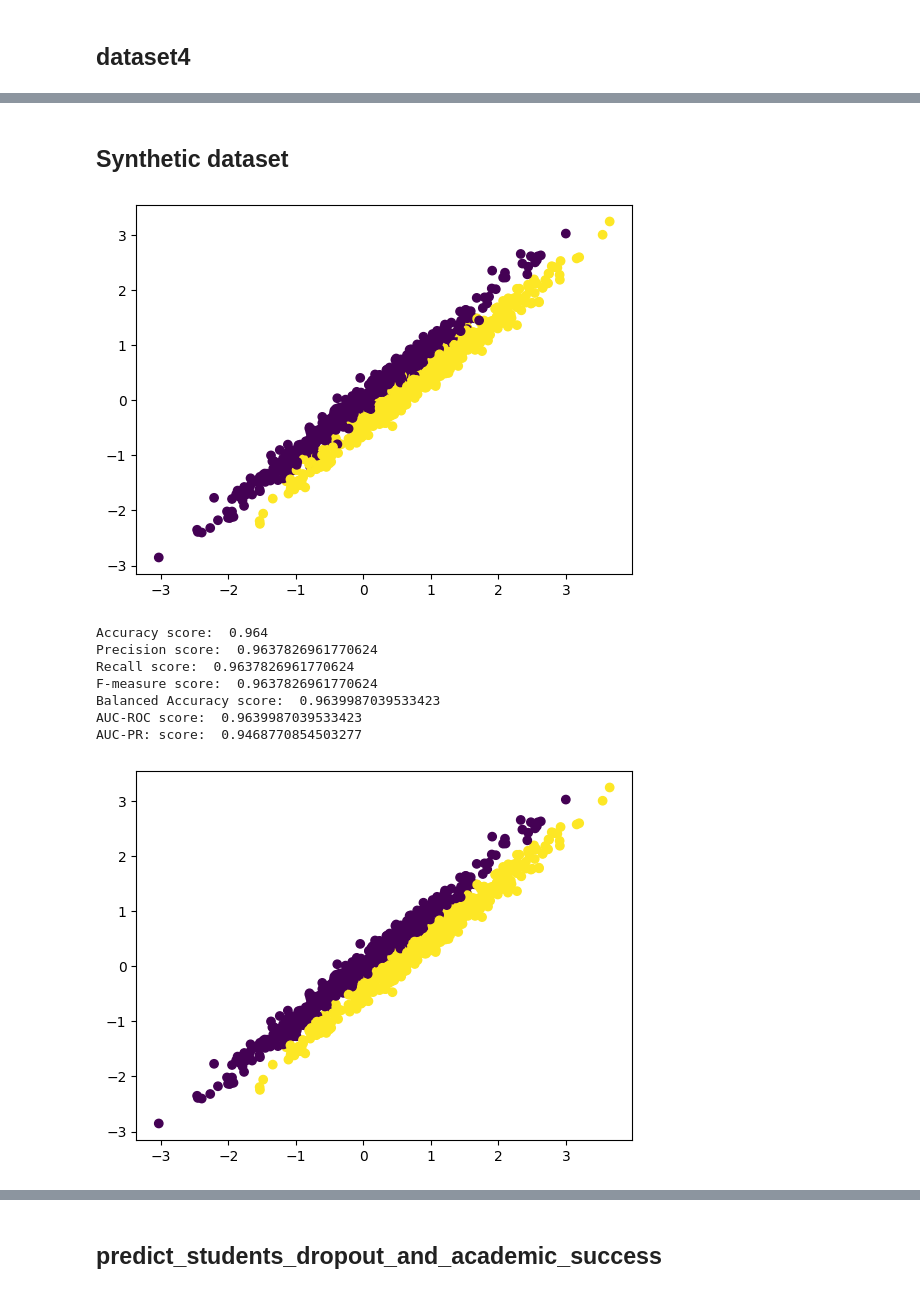
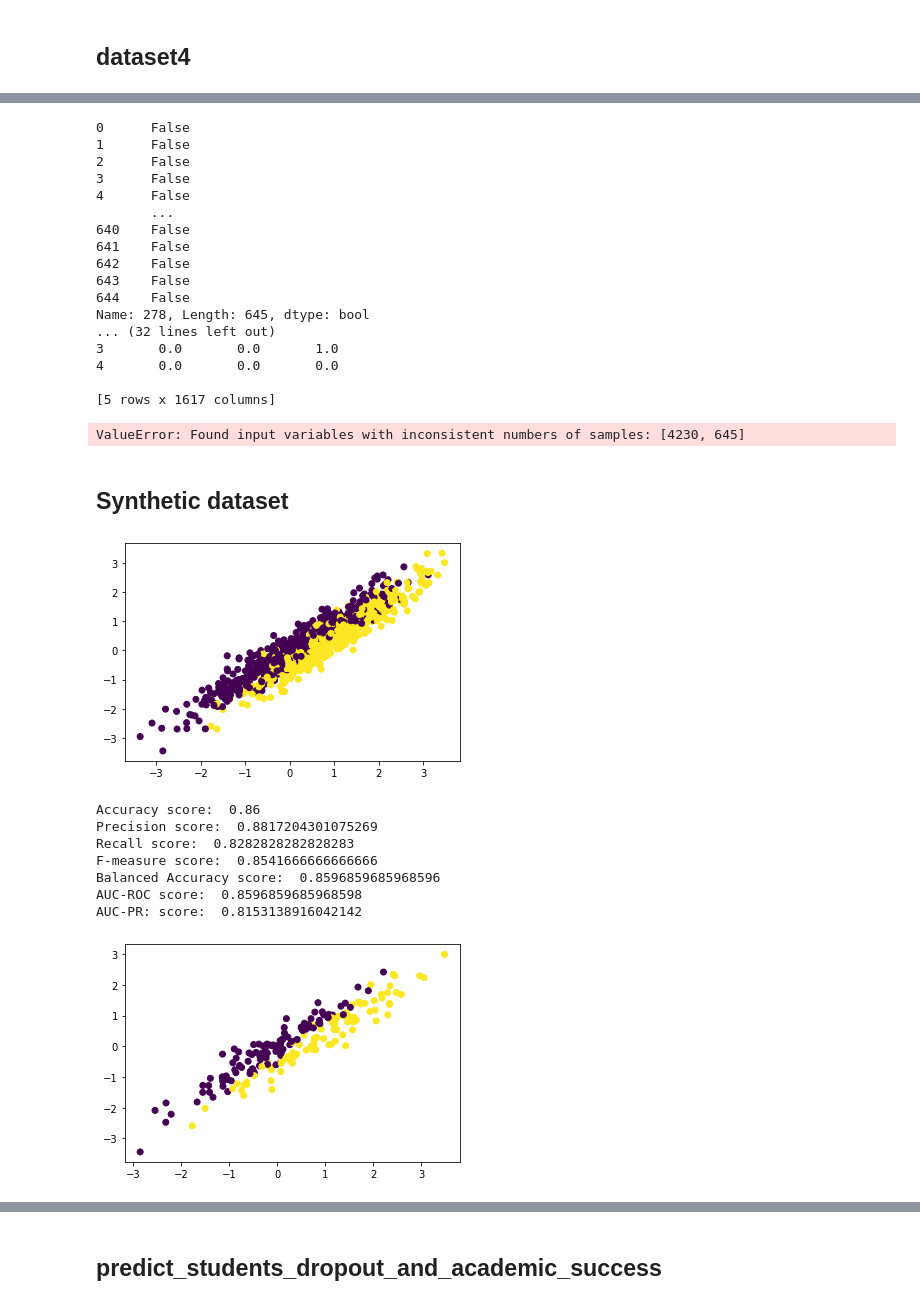
Before and after one commit to kwolny1/cyclic_coordinate_descent_algorithm, a Jupyter notebook: LogRegCCD_notebook.ipynb, the cells around one changed output, grey strips where cells are left out. Drawn from its saved outputs; the diff is of its cells as text; code cells hidden in the pictures.

```diff
--- a/LogRegCCD_notebook.ipynb
+++ b/LogRegCCD_notebook.ipynb
@@ -338,0 +495,38 @@ logRegCCD.plot_coeff()
+# %%
+hiva_data = pd.read_csv("data/hiva.csv", header=None)
+
+hiva_X = hiva_data.iloc[:, :-1]
+hiva_y = hiva_data.iloc[:, -1]
+
+
+print(hiva_y)
+hiva_y = (hiva_y==1).astype(int)
+print(hiva_y)
+
+
+print(hiva_X.shape)
+print("Target distribution (1 as 1, -1 as 0):", sum(hiva_y) / len(hiva_y))
+print(hiva_X.head())
+
+hiva_X_train, hiva_X_valid, hiva_y_train, hiva_y_valid = train_test_split(
+    hiva_X, hiva_y, test_size=0.2, random_state=42, stratify=hiva_y
+)
+# %% [output]
+0      False
+1      False
+2      False
+3      False
+4      False
+       ...
+640    False
+641    False
+642    False
+643    False
+644    False
+Name: 278, Length: 645, dtype: bool
+... (32 lines left out)
+3       0.0       0.0       1.0
+4       0.0       0.0       0.0
+
+[5 rows x 1617 columns]
+ValueError: Found input variables with inconsistent numbers of samples: [4230, 645]
@@ -382,33 +588,37 @@ def generate_synthetic_data(p, n, d, g, seed=42):
 # %%
 np.random.seed(42)
 p = 0.5
 n = 1000
-d = 2
-g = 0.99
+d = 12
+g = 0.95
 
 synthetic_X, synthetic_y = generate_synthetic_data(p, n, d, g)
 plt.scatter(synthetic_X["X1"], synthetic_X["X2"], c=synthetic_y)
 plt.show()
 # %% [output]
-[figure, old version]
+[figure, new version]
 # %%
+synthetic_X_train, synthetic_X_valid, synthetic_y_train, synthetic_y_valid = train_test_split(
+    synthetic_X, synthetic_y, test_size=0.2, random_state=42, stratify=synthetic_y
+)
+
 logRegCCD = LogRegCCD()
-logRegCCD = logRegCCD.fit(synthetic_X, synthetic_y)
+logRegCCD = logRegCCD.fit(synthetic_X_train, synthetic_y_train, synthetic_X_valid, synthetic_y_valid)
 # Get predicted probabilities
-y_prob_syn = logRegCCD.predict_proba(synthetic_X)
+y_prob_syn = logRegCCD.predict_proba(synthetic_X_valid)
 
-evaluate_performance(logRegCCD, synthetic_X, synthetic_y)
+evaluate_performance(logRegCCD, synthetic_X_valid, synthetic_y_valid)
 
 y_pred_syn = (y_prob_syn >= 0.5).astype(int)
-plt.scatter(synthetic_X.iloc[:,0], synthetic_X.iloc[:,1], c=y_pred_syn)
+plt.scatter(synthetic_X_valid.iloc[:,0], synthetic_X_valid.iloc[:,1], c=y_pred_syn)
 plt.show()
 # %% [output]
-Accuracy score:  0.964
-Precision score:  0.9637826961770624
-Recall score:  0.9637826961770624
-F-measure score:  0.9637826961770624
-Balanced Accuracy score:  0.9639987039533423
-AUC-ROC score:  0.9639987039533423
-AUC-PR: score:  0.9468770854503277
+Accuracy score:  0.86
+Precision score:  0.8817204301075269
+Recall score:  0.8282828282828283
+F-measure score:  0.8541666666666666
+Balanced Accuracy score:  0.8596859685968596
+AUC-ROC score:  0.8596859685968598
+AUC-PR: score:  0.8153138916042142
-[figure, old version]
+[figure, new version]
 # %%
```
Also changed, not shown: parts of 26 cells of this notebook.
